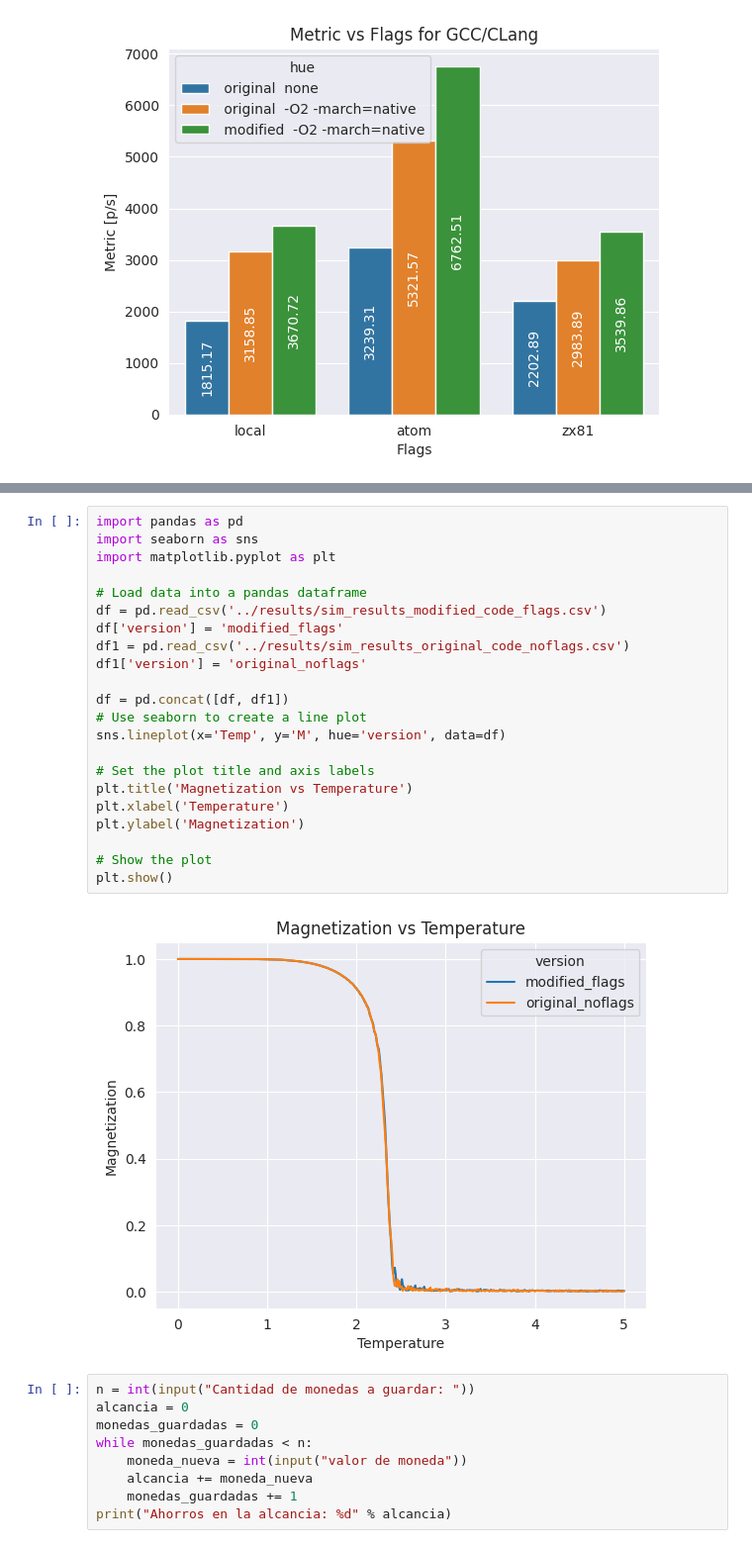
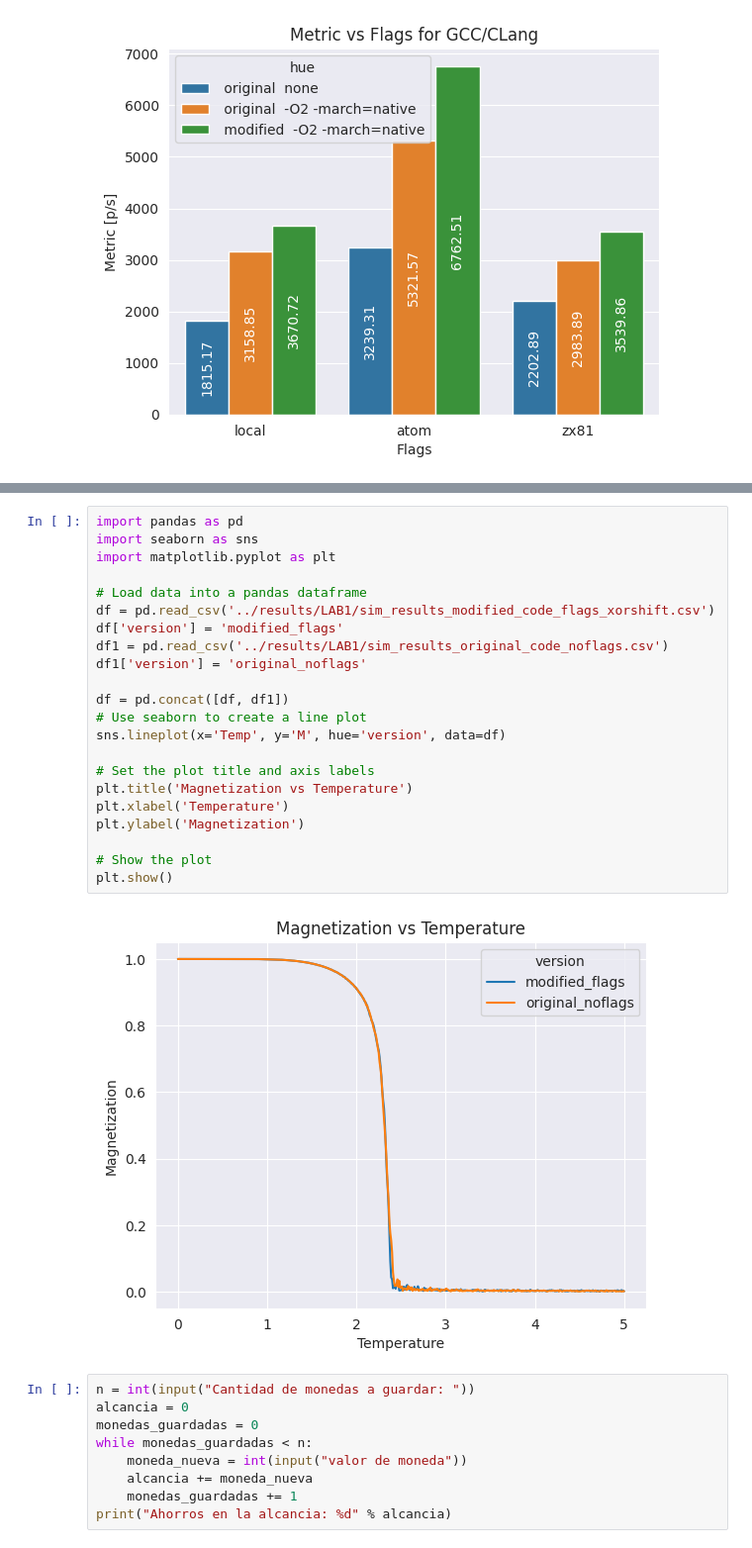
Before and after one commit to ramirofd/tiny_ising_cp2023, a Jupyter notebook: tools/plots.ipynb, the cells around one changed output, grey strips where cells are left out. Shown at 99% size. Saved outputs shown, nothing was run; the diff lists cells and outputs as text.

Commit message:
curves with different prngs

```diff
--- a/tools/plots.ipynb
+++ b/tools/plots.ipynb
@@ -207,27 +207,27 @@ plt.show()
 # %%
 import pandas as pd
 import seaborn as sns
 import matplotlib.pyplot as plt
 
 # Load data into a pandas dataframe
-df = pd.read_csv('../results/sim_results_modified_code_flags.csv')
+df = pd.read_csv('../results/LAB1/sim_results_modified_code_flags_xorshift.csv')
 df['version'] = 'modified_flags'
-df1 = pd.read_csv('../results/sim_results_original_code_noflags.csv')
+df1 = pd.read_csv('../results/LAB1/sim_results_original_code_noflags.csv')
 df1['version'] = 'original_noflags'
 
 df = pd.concat([df, df1])
 # Use seaborn to create a line plot
 sns.lineplot(x='Temp', y='M', hue='version', data=df)
 
 # Set the plot title and axis labels
 plt.title('Magnetization vs Temperature')
 plt.xlabel('Temperature')
 plt.ylabel('Magnetization')
 
 # Show the plot
 plt.show()
 # %% [output]
-[figure, old version]
+[figure, new version]
 # %%
 n = int(input("Cantidad de monedas a guardar: "))
 alcancia = 0
```
Also changed, not shown: parts of 1 cell of this notebook, 2 other files.
